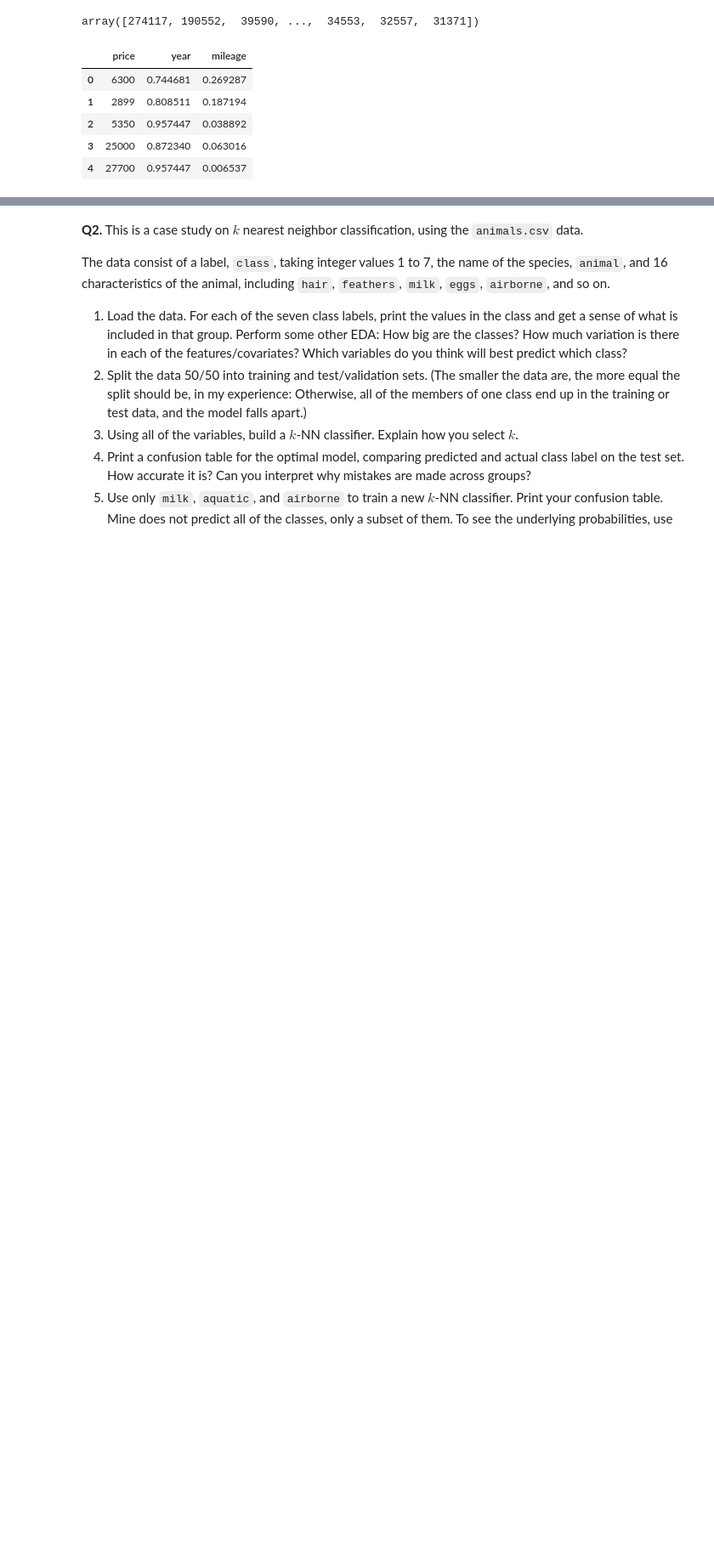
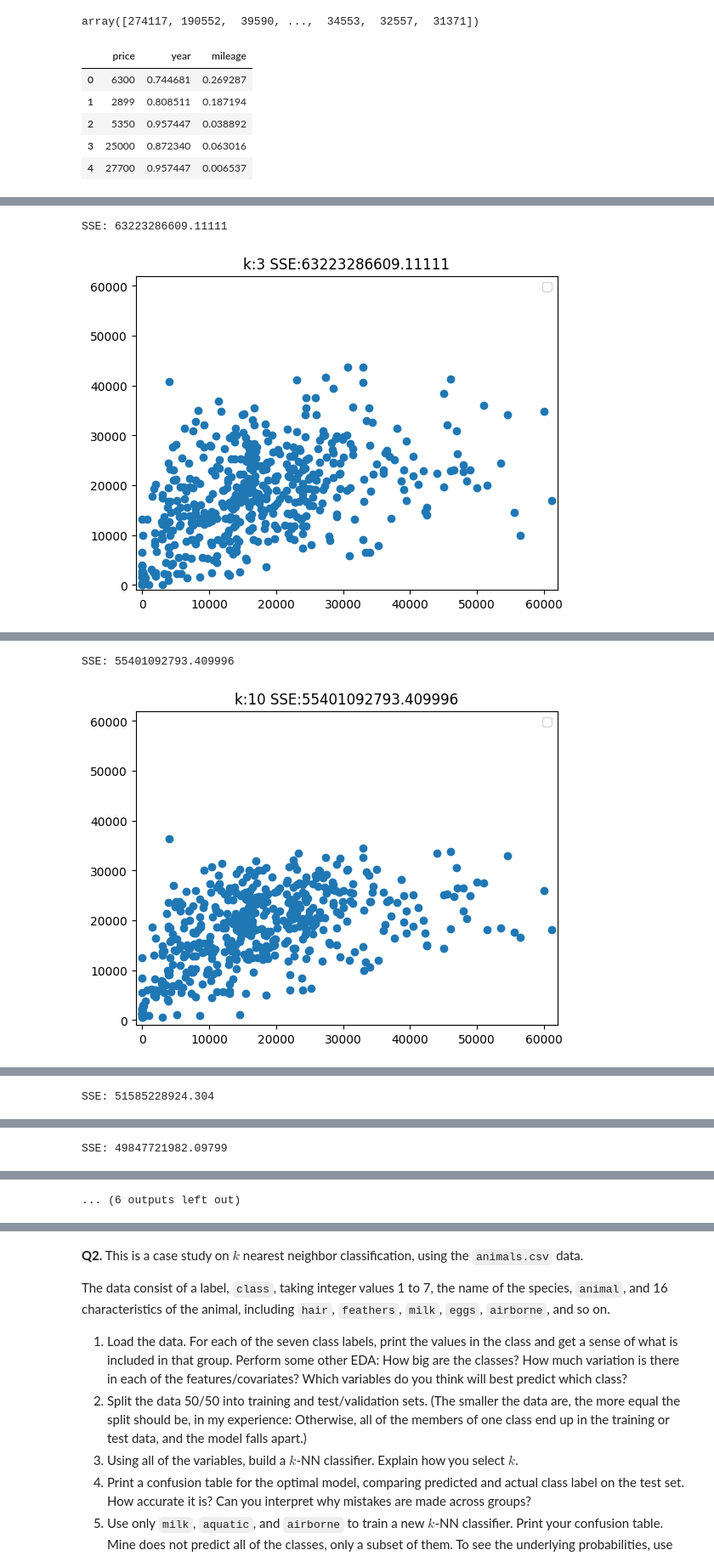
Before and after one commit to gffiveash/knn, a Jupyter notebook: assignment_knn.ipynb, the cells around one changed output, grey strips where cells are left out. Shown at 85% size. Saved outputs shown, nothing was run; the diff lists cells and outputs as text; code cells hidden in the pictures; blank space fills up the shorter version.

```diff
--- a/assignment_knn.ipynb
+++ b/assignment_knn.ipynb
@@ -110,10 +110,18 @@ X_train, X_test, y_train, y_test = train_test_split(x,y,test_size=.2,random_stat
 # squared error and print a scatterplot showing the test value plotted against the predicted value.
 # What patterns do you notice as you increase  𝑘 ?
 
+from sklearn.neighbors import KNeighborsRegressor
 for k in [3,10,25,50,100,300]:
-    model = KNeighborsRegressor(n_neighbors=k+1) # Create a sk model for k
-    fitted_model = model.fit(X_train,y_train) # Train the model on our data
-    y_hat = fitted_model.predict(X_test) # Predict values for test set
-    SSE[k] = np.sum( (y_test-y_hat)**2 ) # Save the computed SSE for test set
-    y_hat = fitted_model.predict(X_train) # Predict values for training set
-    SSE_on_train[k] = np.sum( (y_train-y_hat)**2 ) # Save the computed SSE
+    model=KNeighborsRegressor(n_neighbors=k)
+    fitted_model=model.fit(X_train,y_train)
+    y_hat=fitted_model.predict(X_test)
+    SSE=np.sum((y_test-y_hat)**2)
+    print('SSE: '+str(SSE))
+    plot,axes=plt.subplots()
+    plt.scatter(y_test,y_hat)
+    plt.legend(loc='upper right')
+    plt.title('k:'+str(k)+' SSE:'+str(SSE))
+    axes.set_ylim(-1000, 62000)
+    axes.set_xlim(-1000, 62000)
+    plt.show()
+# %% [output]
@@ -119,0 +129,2 @@ for k in [3,10,25,50,100,300]:
+SSE: 63223286609.11111
+[figure, added]
@@ -119,0 +132,2 @@ for k in [3,10,25,50,100,300]:
+SSE: 55401092793.409996
+[figure, added]
@@ -119,0 +135 @@ for k in [3,10,25,50,100,300]:
+SSE: 51585228924.304
@@ -119,0 +138 @@ for k in [3,10,25,50,100,300]:
+SSE: 49847721982.09799
@@ -119,0 +140 @@ for k in [3,10,25,50,100,300]:
+... (6 outputs left out)
```
Also changed, not shown: parts of 7 cells of this notebook.
